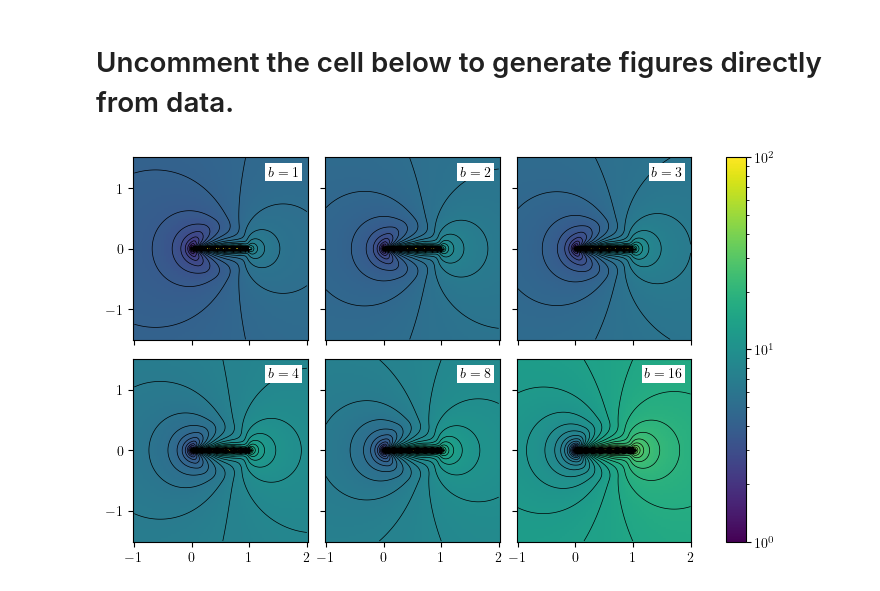
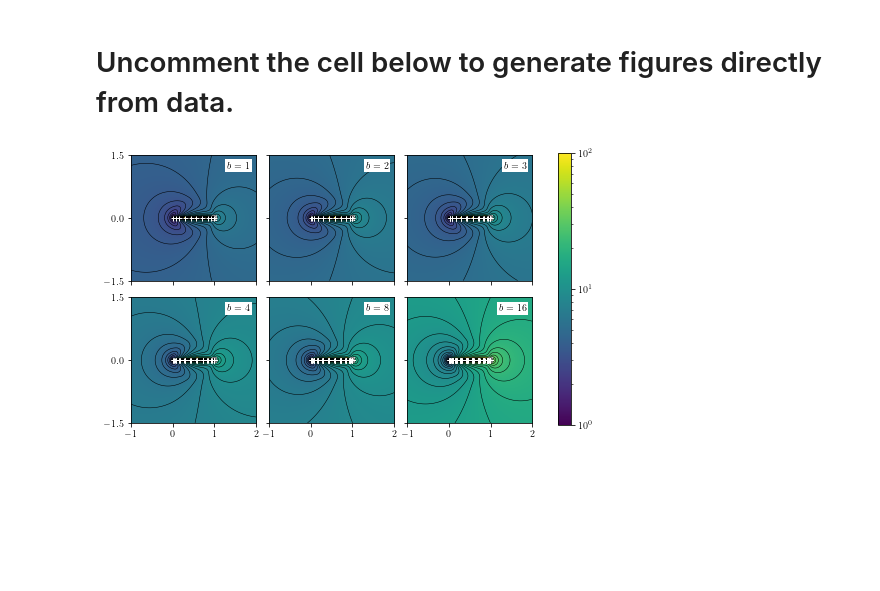
Before and after one commit to PeterXQC/block_lanczos_CIF, a Jupyter notebook: figure_3.2.ipynb, the cells around one changed output. Drawn from its saved outputs; the diff is of its cells as text; code cells hidden in the pictures; blank space fills up the shorter version.

```diff
--- a/figure_3.2.ipynb
+++ b/figure_3.2.ipynb
@@ -89,22 +89,26 @@ np.save("data/figure_3.2/zis_syms", zis_syms)
 # %% [markdown]
 # Uncomment the cell below to generate figures directly from data.
 # %%
-# ratio_syms = np.load("data/figure_3.2/ratio_syms.npy")
-# zis_syms = np.load("data/figure_3.2/zis_syms.npy")
+ratio_syms = np.load("data/figure_3.2/ratio_syms.npy")
+zis_syms = np.load("data/figure_3.2/zis_syms.npy")
 # %%
 fig, axes = plt.subplots(2, 3, figsize=(9,5), sharex=True, sharey=True)
 plt.subplots_adjust(wspace=.1, hspace=.1)
 
 for i in np.arange(len(b)):
     axes[i // 3, i % 3].text(.95,.95,f'$b = {b[i]}$',ha='right', va='top', transform=axes[i // 3, i % 3].transAxes,bbox=dict(facecolor='white',edgecolor='none',pad=2))
 
-    axes[i // 3, i % 3].plot(Evals[i],np.zeros_like(Evals[i]),ls='None',marker='+',ms=5,lw=.5,color='k')
 
-    im = axes[i // 3, i % 3].pcolor(zrs,zis_syms[i],ratio_syms[i],norm=colors.LogNorm(vmin=1e0,vmax=1e2),rasterized=True)
+    extent = [min(zrs),max(zrs),-max(zis),max(zis)]
+    im = axes[i // 3, i % 3].imshow(ratio_syms[i],extent=extent,interpolation='bicubic',norm=colors.LogNorm(vmin=1e0,vmax=1e2),rasterized=True)
     axes[i // 3, i % 3].contour(zrs,zis_syms[i],ratio_syms[i],colors='k',linewidths=.5,levels=10**np.linspace(0,2,40))
+
+    axes[i // 3, i % 3].plot(Evals[i],np.zeros_like(Evals[i]),ls='None',marker='+',ms=5,lw=0,color='w')
+
+    axes[i // 3, i % 3].set_yticks([-max(zis),0,max(zis)])
 
 fig.colorbar(im, ax=axes.ravel().tolist(), ticks = [1,1e1,1e2])
 
 plt.savefig("imgs/figure_3.2.pdf")
 # %% [output]
-[figure, old version]
+[figure, new version]
```
Also changed, not shown: 2 other files.
